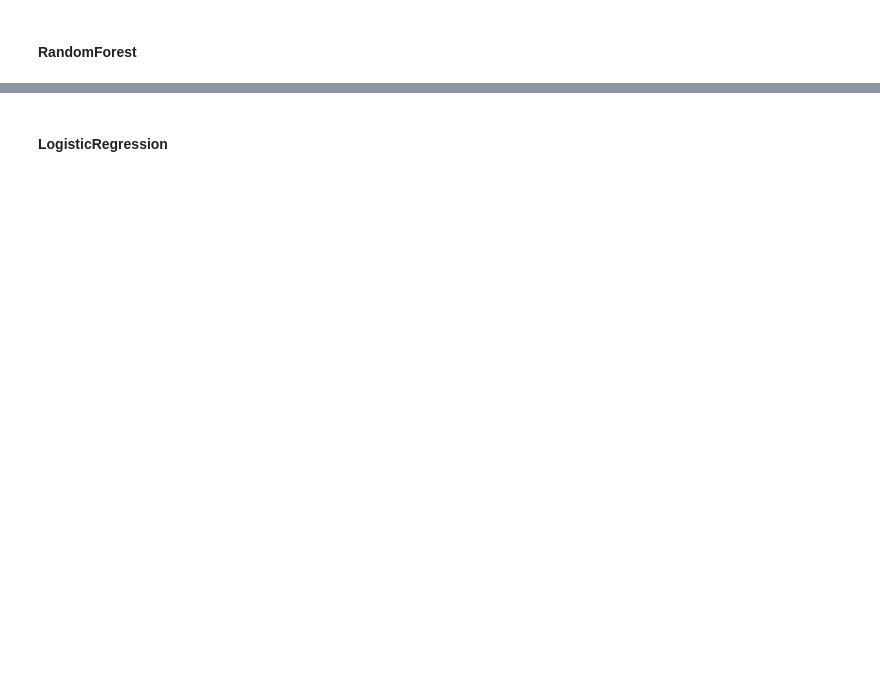
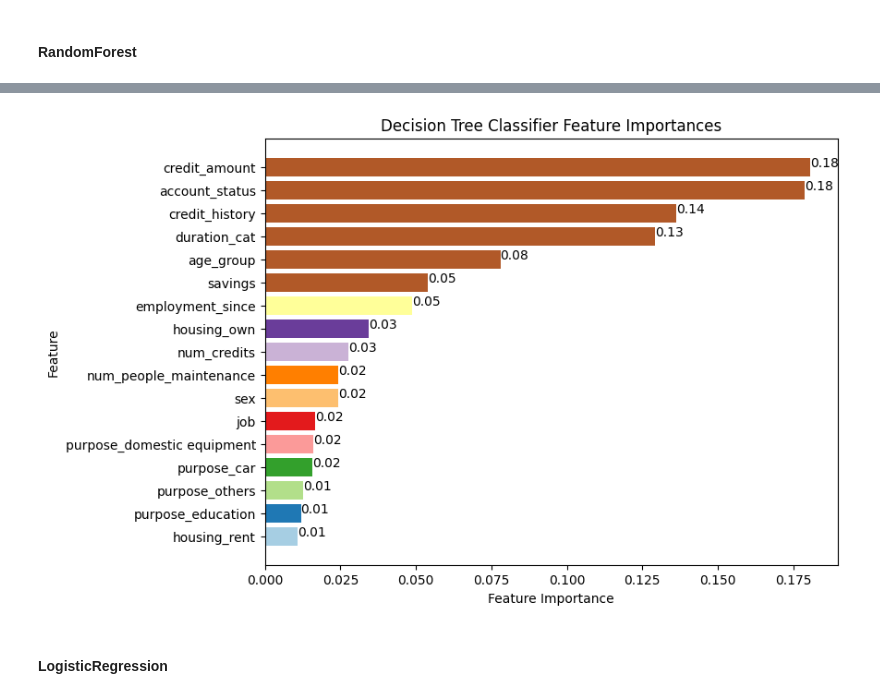
Before and after one commit to Bipauli/German_credit_ML, a Jupyter notebook: baseline_models.ipynb, the cells around one changed output, grey strips where cells are left out. Drawn from its saved outputs; the diff is of its cells as text; code cells hidden in the pictures; blank space fills up the shorter version.

```diff
--- a/baseline_models.ipynb
+++ b/baseline_models.ipynb
@@ -445,3 +521,26 @@ Total Cost of Misclassification: 151
+# %%
+# Compute feature importances
+importances = best_rf.feature_importances_
+features = X_encoded.columns
+# Sort the feature importances in descending order
+importances_sorted = sorted(zip(features, importances), key=lambda x: x[1], reverse=False)
+features_sorted = [f[0] for f in importances_sorted]
+importances_sorted = [f[1] for f in importances_sorted]
+# Define colors for the bars
+colors = plt.cm.Paired(np.arange(len(importances)))
+# Plot the feature importances
+plt.figure(figsize=(8, 6))
+plt.barh(features_sorted, importances_sorted, color=colors)
+plt.xticks(rotation=0)
+plt.xlabel('Feature Importance')
+plt.ylabel('Feature')
+plt.title('Decision Tree Classifier Feature Importances')
+# Add the feature importance values to the bars
+for i, v in enumerate(importances_sorted):
+ plt.text(v, i, '{:.2f}'.format(v), color='black', fontsize=10, ha='left')
+plt.show()
+# %% [output]
+[figure, added]
 # %% [markdown]
 #### LogisticRegression
 # %%
```
Also changed, not shown: parts of 25 cells of this notebook.
